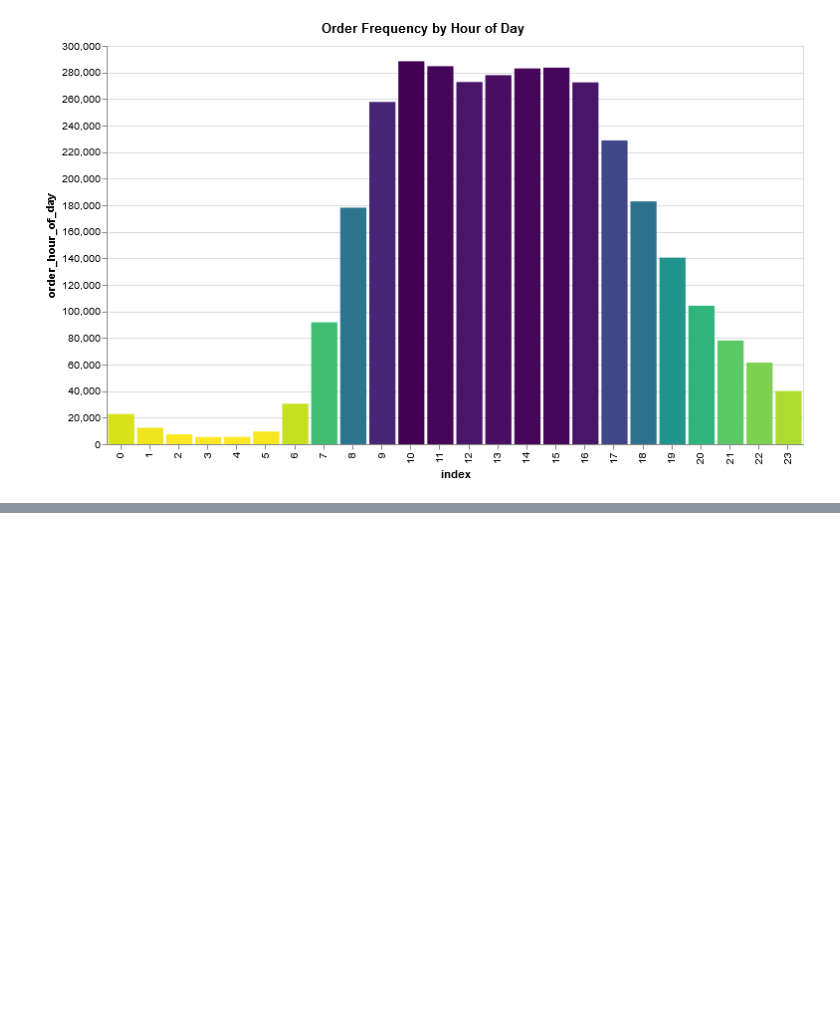
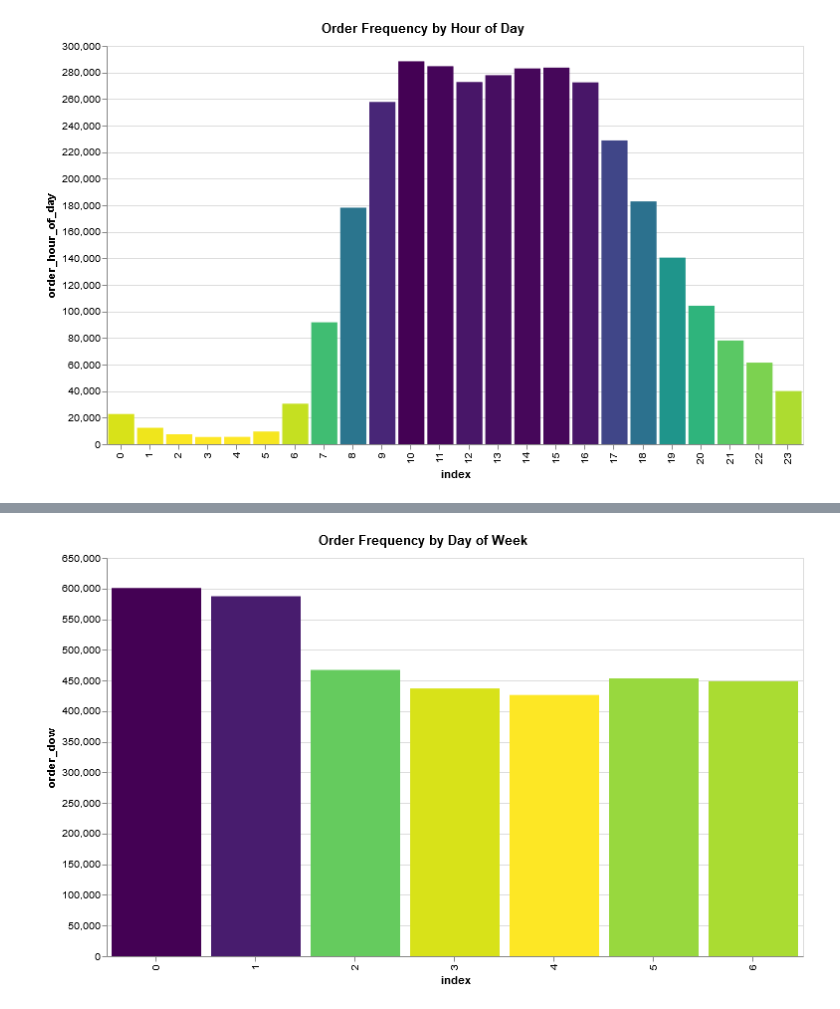
Before and after one commit to hjhuney/Instacart, a Jupyter notebook: Instacart.ipynb, the cells around one changed output, grey strips where cells are left out. Saved outputs shown, nothing was run; the diff lists cells and outputs as text; code cells hidden in the pictures; blank space fills up the shorter version.

```diff
--- a/Instacart.ipynb
+++ b/Instacart.ipynb
@@ -23,7 +27,7 @@ def downcast_df(file):
     df_obj = df.select_dtypes(include=['object'])
 
     # downcast ints and floats
-    df_int = df_int.apply(pd.to_numeric, downcast='integer')
+    df_int = df_int.apply(pd.to_numeric, downcast='unsigned')
     df_float = df_float.apply(pd.to_numeric, downcast='float')
 
     # recombine into single dataframe
@@ -284,3 +312,13 @@ alt.Chart(time_of_day).mark_bar().encode(
     ).properties(title="Order Frequency by Hour of Day", width=700, height=400)
 # %% [output]
 [figure]
+# %%
+dayofweek_dict = {'Monday': 1, 'Tuesday': 2, 'Wednesday': 3, 'Thursday': 4, 'Friday': 5, 'Saturday': 6, 'Sunday': 0}
+
+inv_dayofweek_dict = {v: k for k, v in dayofweek_dict.items()}
+# %%
+dow = orders['order_dow'].value_counts()
+dow = dow.reset_index()
+dow['pct_of_total'] = np.round((dow['order_dow'] / dow['order_dow'].sum()*100), 2)
+dow['day'] = dow['index'].map(inv_dayofweek_dict)
+dow.head()
@@ -286,0 +332,12 @@ alt.Chart(time_of_day).mark_bar().encode(
+# %%
+alt.Chart(dow).mark_bar().encode(
+    alt.X("index:O", bin=False),
+    alt.Y('order_dow:Q'),
+#     alt.ColorValue('darkorange'),
+#     color = alt.Color('order_hour_of_day', alt.ColorValue("blue")),
+#     color='orange',
+    color = alt.Color('order_dow', legend=None, sort="descending", scale=alt.Scale(scheme='viridis')),
+    tooltip=[alt.Tooltip('index:O', title="Day of Week"), alt.Tooltip('order_dow:Q'), alt.Tooltip('pct_of_total:Q'), alt.Tooltip('day:O')]
+    ).properties(title="Order Frequency by Day of Week", width=700, height=400)
+# %% [output]
+[figure, added]
```
Also changed, not shown: parts of 15 cells of this notebook.
